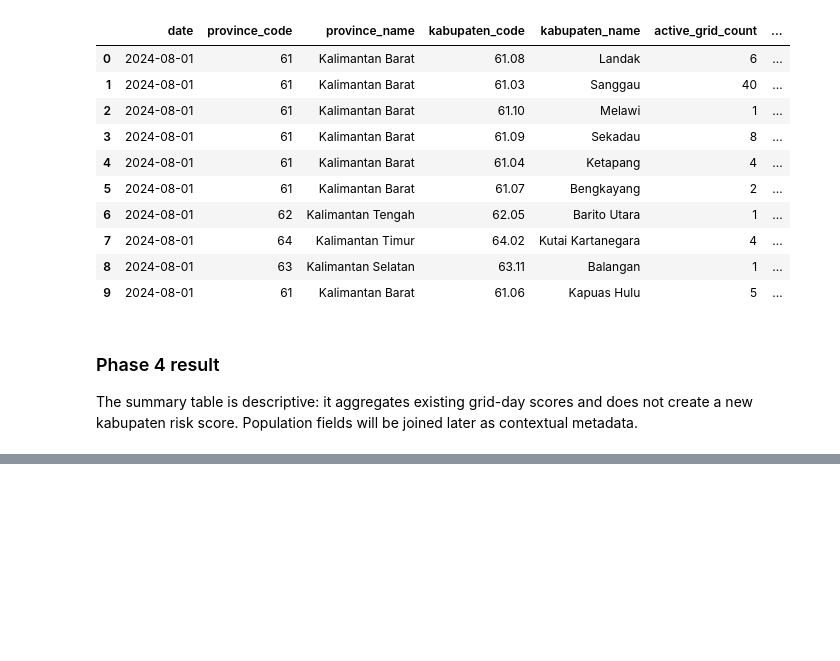
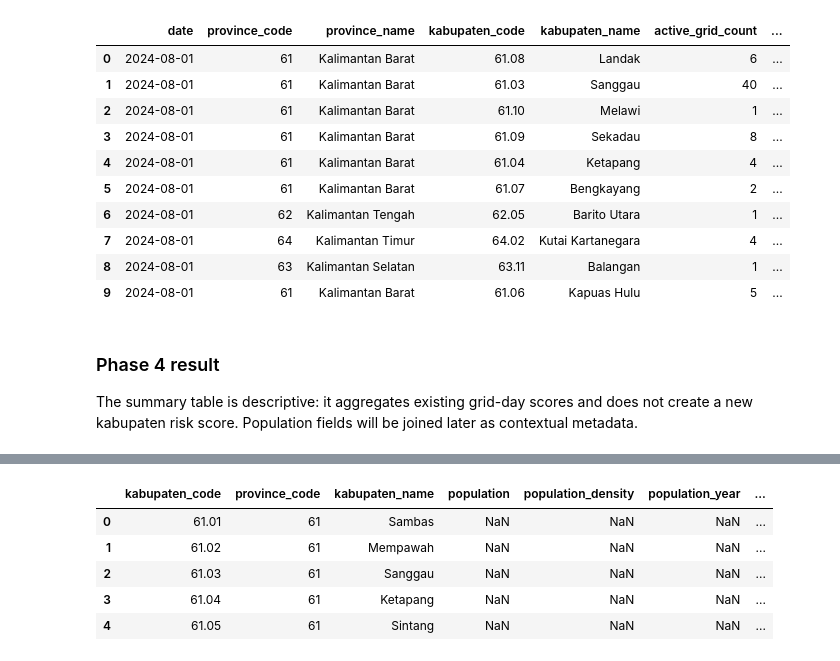
Before and after one commit to marimoria/Fireline, a Jupyter notebook: notebooks/07_FIRELINE_Kabupaten_Drilldown.ipynb, the cells around one changed output, grey strips where cells are left out. Cells and saved outputs as stored; diff of their text form; code cells hidden in the pictures; blank space fills up the shorter version.

```diff
--- a/notebooks/07_FIRELINE_Kabupaten_Drilldown.ipynb
+++ b/notebooks/07_FIRELINE_Kabupaten_Drilldown.ipynb
@@ -333,0 +397,8 @@ The summary table is descriptive: it aggregates existing grid-day scores and doe
+# %%
+admin_lookup['population_name_key'] = admin_lookup['kabupaten_name'].map(clean_admin_name)
+population_join = admin_lookup.merge(population_raw, on=['province_code', 'population_name_key'], how='left', indicator=True)
+population_join['population_source'] = population_join['_source_file'].where(population_join['_merge'].eq('both'), pd.NA)
+population_coverage = (population_join.groupby('province_code', as_index=False)
+    .agg(kabupaten_count=('kabupaten_code', 'size'), matched_count=('population', lambda s: int(s.notna().sum())))
+    .assign(unmatched_count=lambda d: d.kabupaten_count - d.matched_count))
+population_coverage
@@ -333,0 +412,13 @@ The summary table is descriptive: it aggregates existing grid-day scores and doe
+# %%
+# Population is context only and is not joined into the priority score.
+assert population_join.kabupaten_code.is_unique
+assert set(population_join.province_code) == {'61', '62', '63', '64', '65'}
+population_join[['kabupaten_code', 'province_code', 'kabupaten_name', 'population', 'population_density', 'population_year', '_merge']].to_csv(OUTPUT / 'kabupaten_population_context.csv', index=False)
+population_join[['kabupaten_code', 'province_code', 'kabupaten_name', 'population', 'population_density', 'population_year', '_merge']].head()
+# %% [output]
+|  | kabupaten_code | province_code | kabupaten_name | population | population_density | population_year | ... |
+| 0 | 61.01 | 61 | Sambas | NaN | NaN | NaN | ... |
+| 1 | 61.02 | 61 | Mempawah | NaN | NaN | NaN | ... |
+| 2 | 61.03 | 61 | Sanggau | NaN | NaN | NaN | ... |
+| 3 | 61.04 | 61 | Ketapang | NaN | NaN | NaN | ... |
+| 4 | 61.05 | 61 | Sintang | NaN | NaN | NaN | ... |
```
Also changed, not shown: parts of 4 cells of this notebook, 1 other file.
